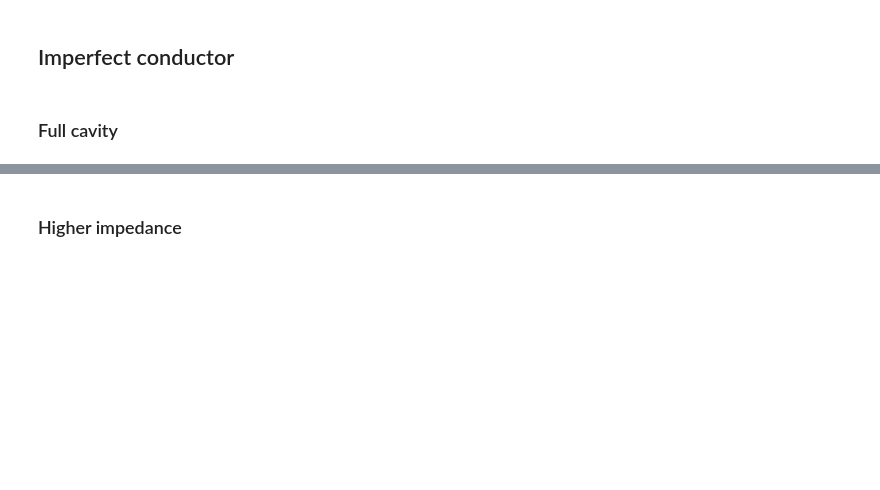
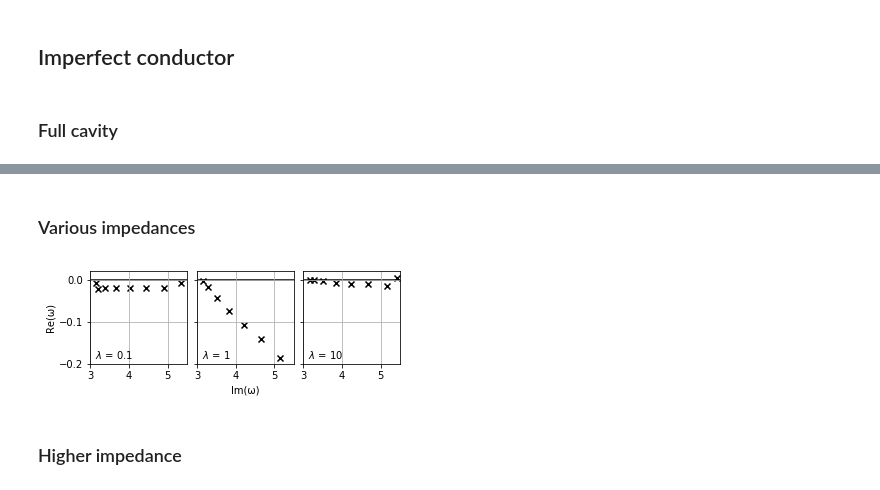
Before and after one commit to FMatti/Maxwell-MRI, a Jupyter notebook: examples/imperfect_conductor/imperfect_conductor.ipynb, the cells around one changed output, grey strips where cells are left out. Saved outputs shown, nothing was run; the diff lists cells and outputs as text; code cells hidden in the pictures; blank space fills up the shorter version.

```diff
--- a/examples/imperfect_conductor/imperfect_conductor.ipynb
+++ b/examples/imperfect_conductor/imperfect_conductor.ipynb
@@ -87,0 +126,28 @@ RC.plot_external_solution(sol, contains_boundary_values=True, omega=eigfreqs[0])
+# %% [markdown]
+### Various impedances
+# %%
+fig, ax = plt.subplots(1, 3, figsize=(5.55, 1.7), sharex=True, sharey=True)
+
+eigfreqs_list = []
+imps = [0.1, 1, 10]
+for i, imp in enumerate(imps):
+    RC.imp = fen.Expression(str(imp), degree=2)
+    RC.setup()
+
+    MRI = MinimalRationalInterpolation(VS)
+    MRI.compute_surrogate(RC, omegas=omegas, greedy=True, tol=1e-1)
+
+    eigfreqs = MRI.get_interpolatory_eigenfrequencies()
+    eigfreqs_list.append(eigfreqs)
+    helpers.complex_scatter(ax[i], eigfreqs, color='k', marker='x', label='\u03BB = {}'.format(imp))
+    ax[i].text(0.05, 0.05, r'$\lambda$ = {}'.format(imp), transform=ax[i].transAxes)
+    ax[i].set_xlim(3, 5.5)
+    ax[i].set_ylim(-0.2, 0.02)
+    ax[i].axhline(0, color='k', linewidth=1.5, zorder=-1)
+
+ax[0].set_ylabel('Re(\u03C9)')
+ax[1].set_xlabel('Im(\u03C9)')
+
+plt.subplots_adjust(wspace=0.1, hspace=0.5)
+# %% [output]
+[figure, added]
```
Also changed, not shown: parts of 8 cells of this notebook, 7 other files.
